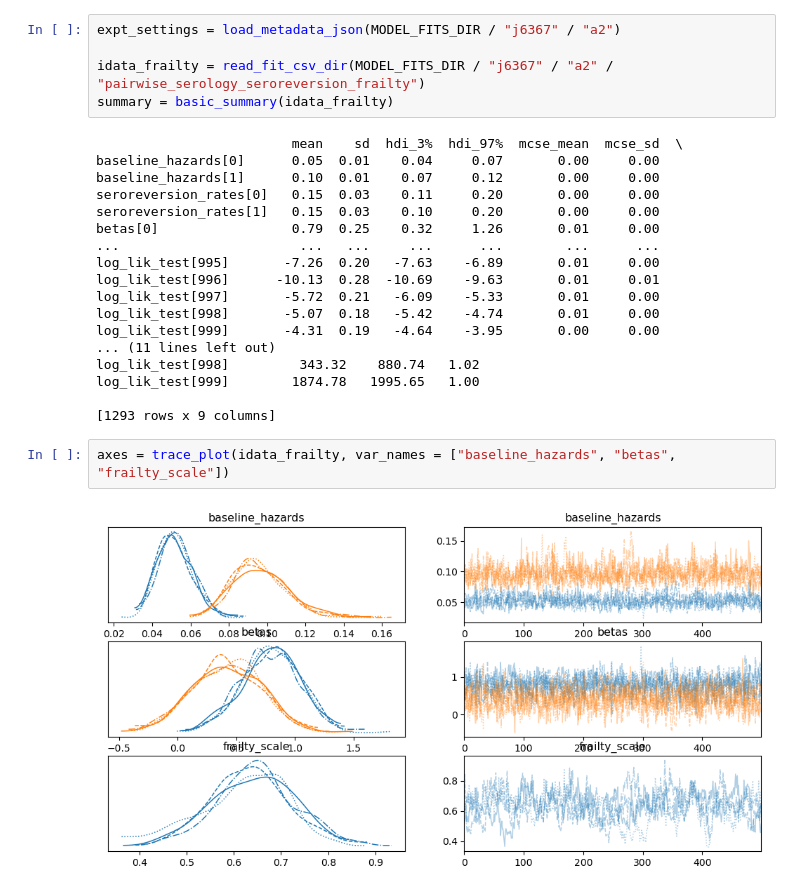
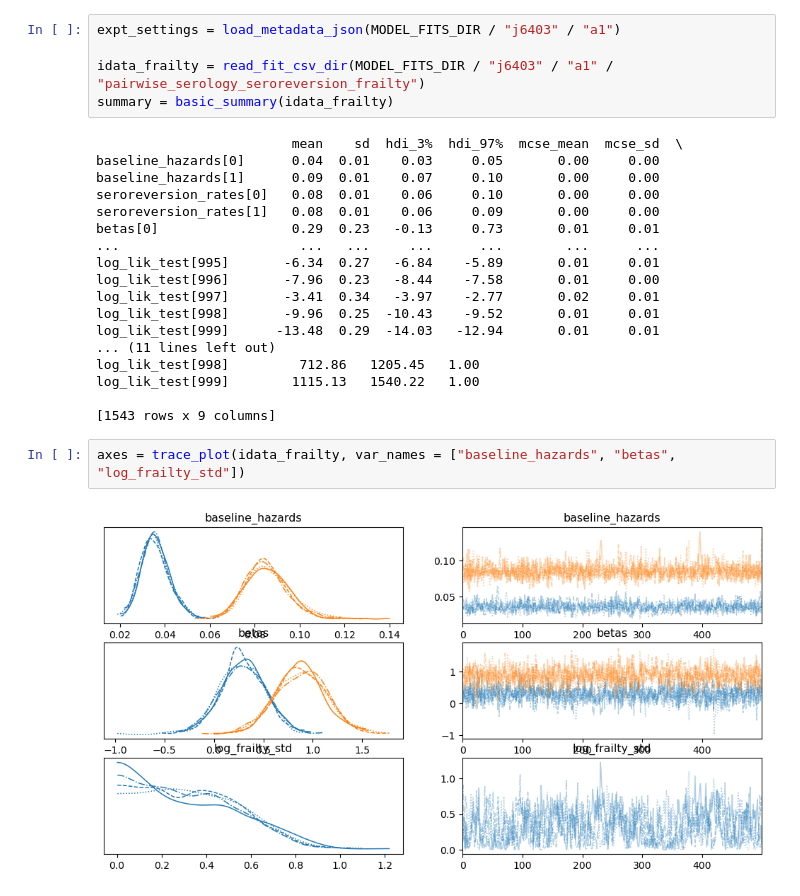
Before and after one commit to aleggs0/multipathogen-sero, a Jupyter notebook: multipathogen_sero/hpc_work/frailty_vs_interaction_analysis.ipynb, the cells around one changed output. Saved outputs shown, nothing was run; the diff lists cells and outputs as text.

```diff
--- a/multipathogen_sero/hpc_work/frailty_vs_interaction_analysis.ipynb
+++ b/multipathogen_sero/hpc_work/frailty_vs_interaction_analysis.ipynb
@@ -7,30 +9,30 @@ from multipathogen_sero.analyse_chains import *
 # %%
-expt_settings = load_metadata_json(MODEL_FITS_DIR / "j6367" / "a2")
+expt_settings = load_metadata_json(MODEL_FITS_DIR / "j6403" / "a1")
 
-idata_frailty = read_fit_csv_dir(MODEL_FITS_DIR / "j6367" / "a2" / "pairwise_serology_seroreversion_frailty")
+idata_frailty = read_fit_csv_dir(MODEL_FITS_DIR / "j6403" / "a1" / "pairwise_serology_seroreversion_frailty")
 summary = basic_summary(idata_frailty)
 # %% [output]
                          mean    sd  hdi_3%  hdi_97%  mcse_mean  mcse_sd  \
-baseline_hazards[0]      0.05  0.01    0.04     0.07       0.00     0.00
-baseline_hazards[1]      0.10  0.01    0.07     0.12       0.00     0.00
-seroreversion_rates[0]   0.15  0.03    0.11     0.20       0.00     0.00
-seroreversion_rates[1]   0.15  0.03    0.10     0.20       0.00     0.00
-betas[0]                 0.79  0.25    0.32     1.26       0.01     0.00
+baseline_hazards[0]      0.04  0.01    0.03     0.05       0.00     0.00
+baseline_hazards[1]      0.09  0.01    0.07     0.10       0.00     0.00
+seroreversion_rates[0]   0.08  0.01    0.06     0.10       0.00     0.00
+seroreversion_rates[1]   0.08  0.01    0.06     0.09       0.00     0.00
+betas[0]                 0.29  0.23   -0.13     0.73       0.01     0.01
 ...                       ...   ...     ...      ...        ...      ...
-log_lik_test[995]       -7.26  0.20   -7.63    -6.89       0.01     0.00
-log_lik_test[996]      -10.13  0.28  -10.69    -9.63       0.01     0.01
-log_lik_test[997]       -5.72  0.21   -6.09    -5.33       0.01     0.00
-log_lik_test[998]       -5.07  0.18   -5.42    -4.74       0.01     0.00
-log_lik_test[999]       -4.31  0.19   -4.64    -3.95       0.00     0.00
+log_lik_test[995]       -6.34  0.27   -6.84    -5.89       0.01     0.01
+log_lik_test[996]       -7.96  0.23   -8.44    -7.58       0.01     0.00
+log_lik_test[997]       -3.41  0.34   -3.97    -2.77       0.02     0.01
+log_lik_test[998]       -9.96  0.25  -10.43    -9.52       0.01     0.01
+log_lik_test[999]      -13.48  0.29  -14.03   -12.94       0.01     0.01
 ... (11 lines left out)
-log_lik_test[998]         343.32    880.74   1.02
-log_lik_test[999]        1874.78   1995.65   1.00
+log_lik_test[998]         712.86   1205.45   1.00
+log_lik_test[999]        1115.13   1540.22   1.00
 
-[1293 rows x 9 columns]
+[1543 rows x 9 columns]
 # %%
-axes = trace_plot(idata_frailty, var_names = ["baseline_hazards", "betas", "frailty_scale"])
+axes = trace_plot(idata_frailty, var_names = ["baseline_hazards", "betas", "log_frailty_std"])
 # %% [output]
-[figure, old version]
+[figure, new version]
 # %%
 axes = pairs_plot(idata_frailty)
 # %% [output]
```
Also changed, not shown: parts of 10 cells of this notebook, 8 other files.
